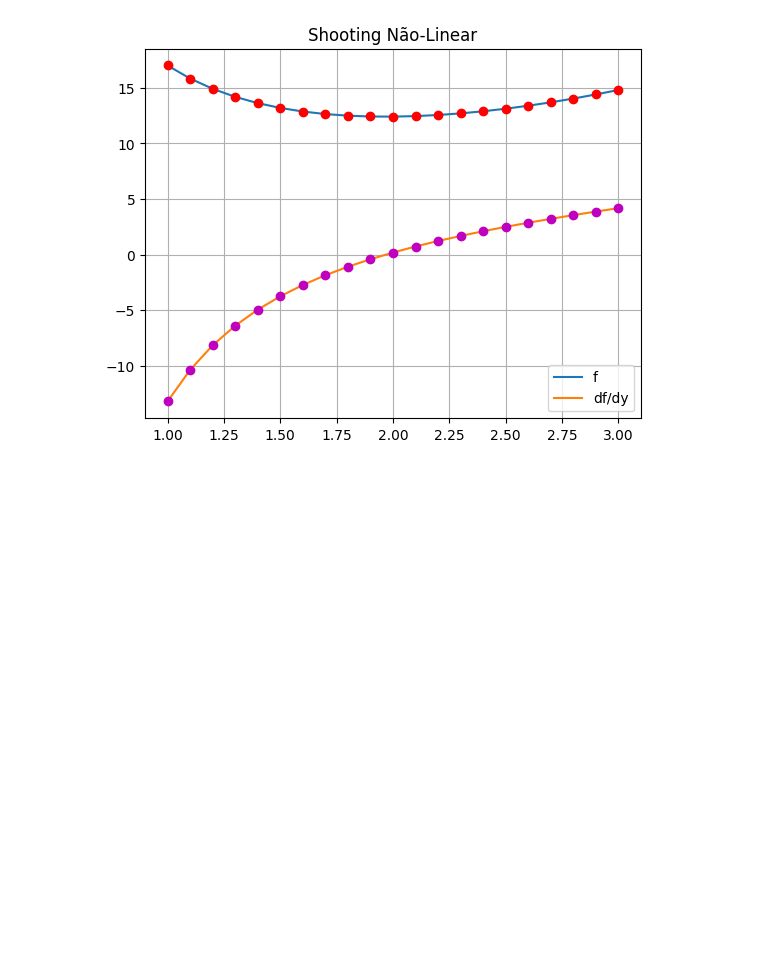
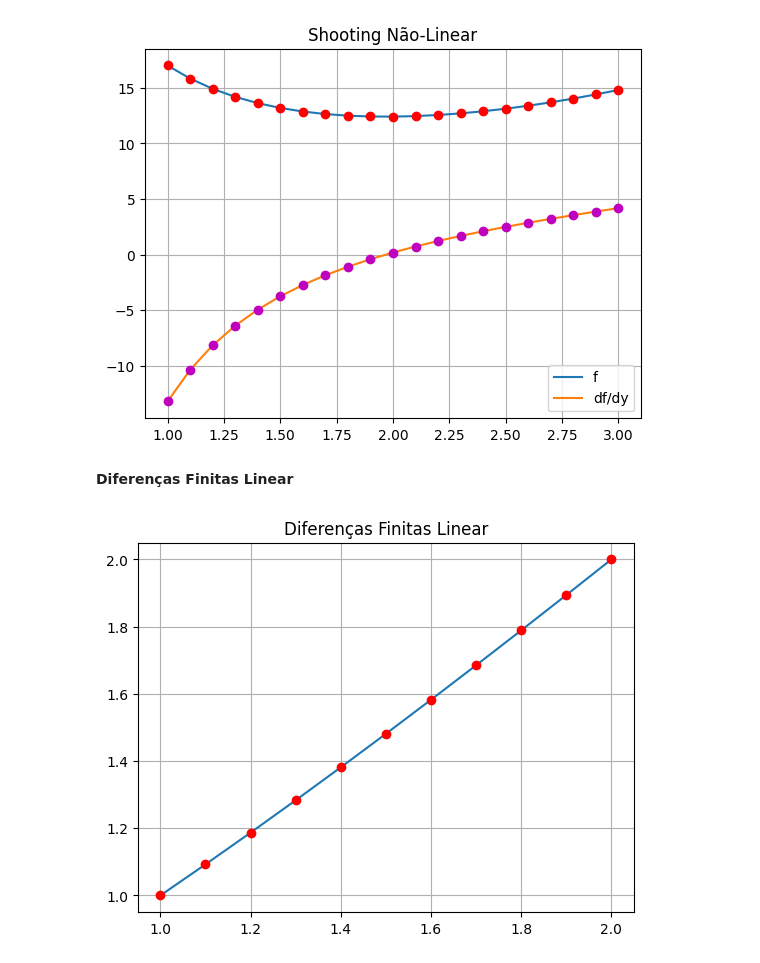
Before and after one commit to JonathanWNogueira/burden_numerical_analysis, a Jupyter notebook: 11.ipynb, the cells around one changed output. Cells and saved outputs as stored; diff of their text form; code cells hidden in the pictures; blank space fills up the shorter version.

Commit message:
linear fdm

```diff
--- a/11.ipynb
+++ b/11.ipynb
@@ -171,3 +171,71 @@ plt.grid()
 plt.show()
 # %% [output]
 [figure]
+# %% [markdown]
+**Diferenças Finitas Linear**
+# %%
+def linear_finite_dif(a, b, alpha, beta, N = 9):
+    h = (b - a) / (N + 1)
+
+    A = np.zeros(N+1)
+    B = np.zeros(N+1)
+    C = np.zeros(N+1)
+    D = np.zeros(N+1)
+
+    x = a + h
+
+    A[1] = 2 + h**2 * q(x)
+    B[1] = -1 + (h / 2) * p(x)
+    D[1] = -h**2 * r(x) + (1 + (h / 2) * p(x)) * alpha
+
+    for i in range(2, N):
+        x = a + i * h
+        A[i] = 2 + h**2 * q(x)
+        B[i] = -1 + (h / 2) * p(x)
+        C[i] = -1 - (h / 2) * p(x)
+        D[i] = -h**2 * r(x)
+
+    x = b - h
+    A[N] = 2 + h**2 * q(x)
+    C[N] = -1 - (h / 2) * p(x)
+    D[N] = -h**2 * r(x) + (1 - (h / 2) * p(x)) * beta
+
+    L = np.zeros(N+1)
+    U = np.zeros(N+1)
+    Z = np.zeros(N+1)
+
+    L[1] = A[1]
+    U[1] = B[1] / L[1]
+    Z[1] = D[1] / L[1]
+
+    for i in range(2, N):
+        L[i] = A[i] - C[i] * U[i-1]
+        U[i] = B[i] / L[i]
+        Z[i] = (D[i] - C[i] * Z[i-1]) / L[i]
+
+    L[N] = A[N] - C[N] * U[N-1]
+    Z[N] = (D[N] - C[N] * Z[N-1]) / L[N]
+
+    W = np.zeros(N+2)
+    W[N] = Z[N]
+    W[N+1] = beta
+    for i in range(N-1, 0, -1):
+        W[i] = Z[i] - U[i] * W[i+1]
+
+    W[0] = alpha
+
+    X = np.linspace(a, b, N+2)
+    return X, W
+
+a, b = 1, 2
+ya, yb = 1, 2
+
+x, w = linear_finite_dif(a, b, ya, yb)
+
+plt.title("Diferenças Finitas Linear")
+plt.plot(x, w)
+plt.plot(x, w, 'ro')
+plt.grid()
+plt.show()
+# %% [output]
+[figure, added]
```
